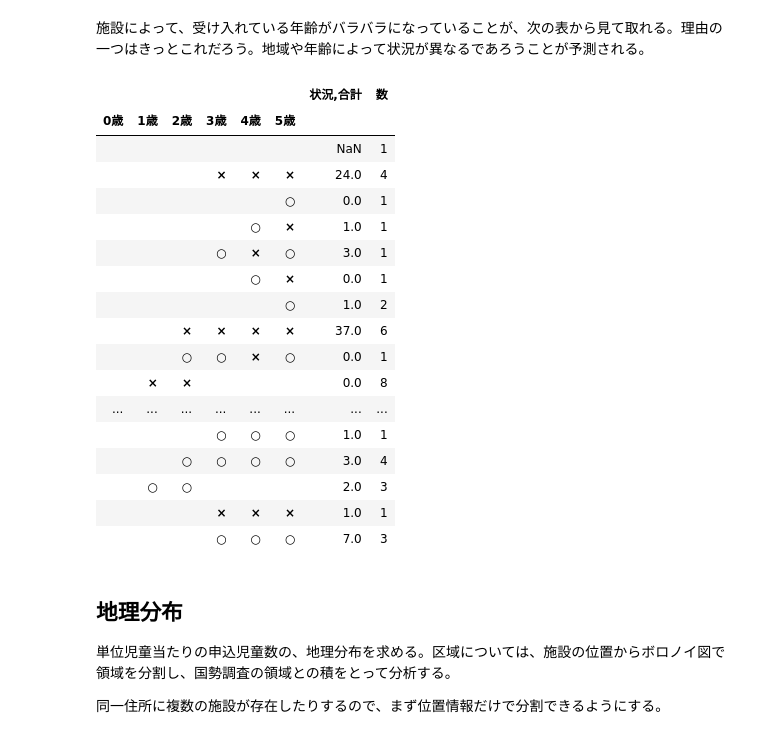
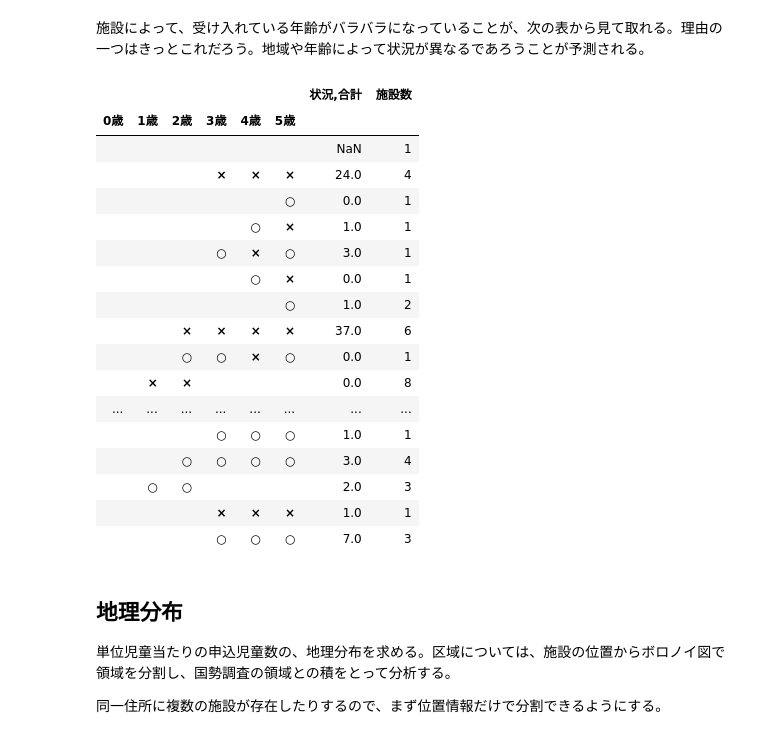
Before and after one commit to hkwi/kobe-barcelona, a Jupyter notebook: notes/2016-10-02-preschool-map.ipynb, the cells around one changed output. Drawn from its saved outputs; the diff is of its cells as text; code cells hidden in the pictures.

```diff
--- a/notes/2016-10-02-preschool-map.ipynb
+++ b/notes/2016-10-02-preschool-map.ipynb
@@ -40,11 +41,11 @@ for k in k1+k2:
 # %% [markdown]
 施設によって、受け入れている年齢がバラバラになっていることが、次の表から見て取れる。理由の一つはきっとこれだろう。地域や年齢によって状況が異なるであろうことが予測される。
 # %%
-r = pd.concat([nib, pd.Series([1]*len(nib.index), index=nib.index, name="数")], axis=1)
+r = pd.concat([nib, pd.Series([1]*len(nib.index), index=nib.index, name="施設数")], axis=1)
 r1 = r.replace("〇","○").rename(columns=dict(zip(k4,k3)))
-r1[k3+["状況,合計","数"]].groupby(k3).sum()
+r1[k3+["状況,合計","施設数"]].groupby(k3).sum()
 # %% [output]
-|  |  |  |  |  |  | 状況,合計 | 数 |
+|  |  |  |  |  |  | 状況,合計 | 施設数 |
 | 0歳 | 1歳 | 2歳 | 3歳 | 4歳 | 5歳 |  |  |
 |  |  |  |  |  |  | NaN | 1 |
 |  |  |  | × | × | × | 24.0 | 4 |
```
Also changed, not shown: parts of 48 cells of this notebook.
